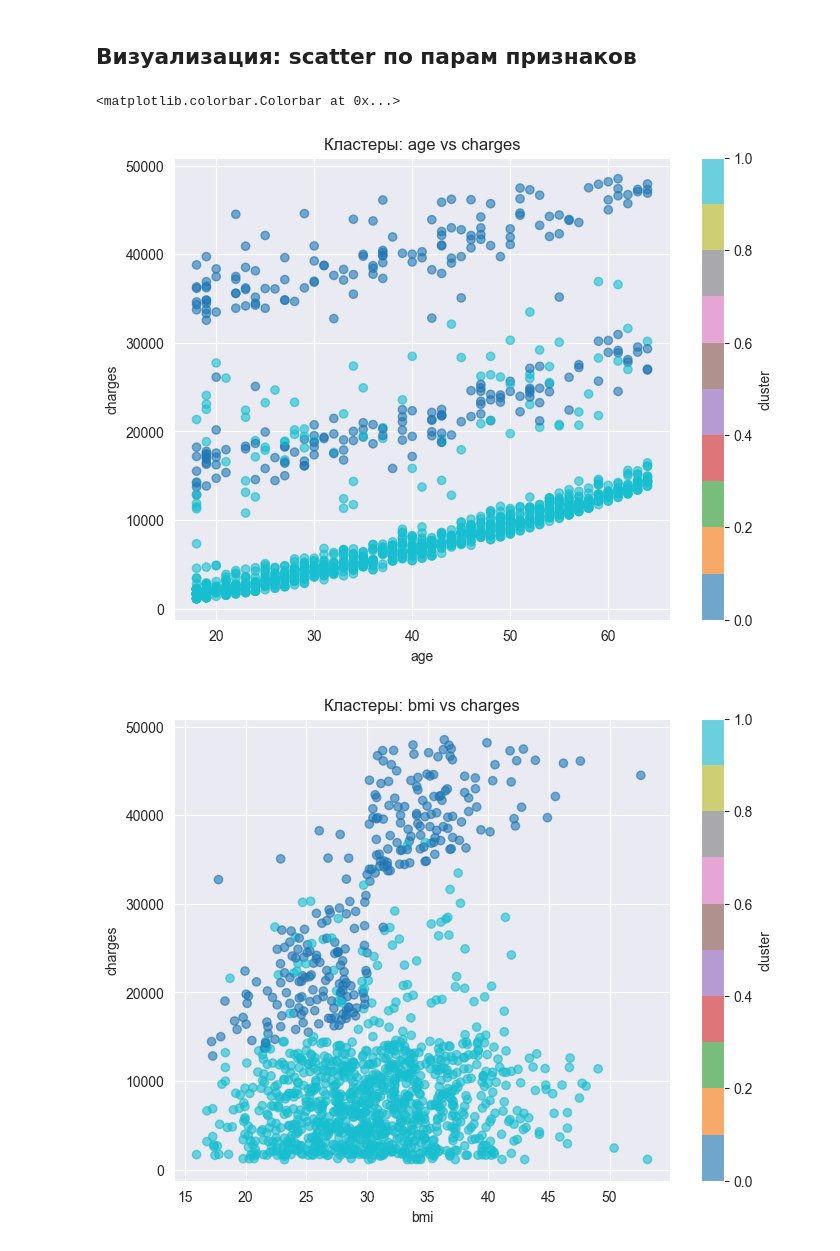
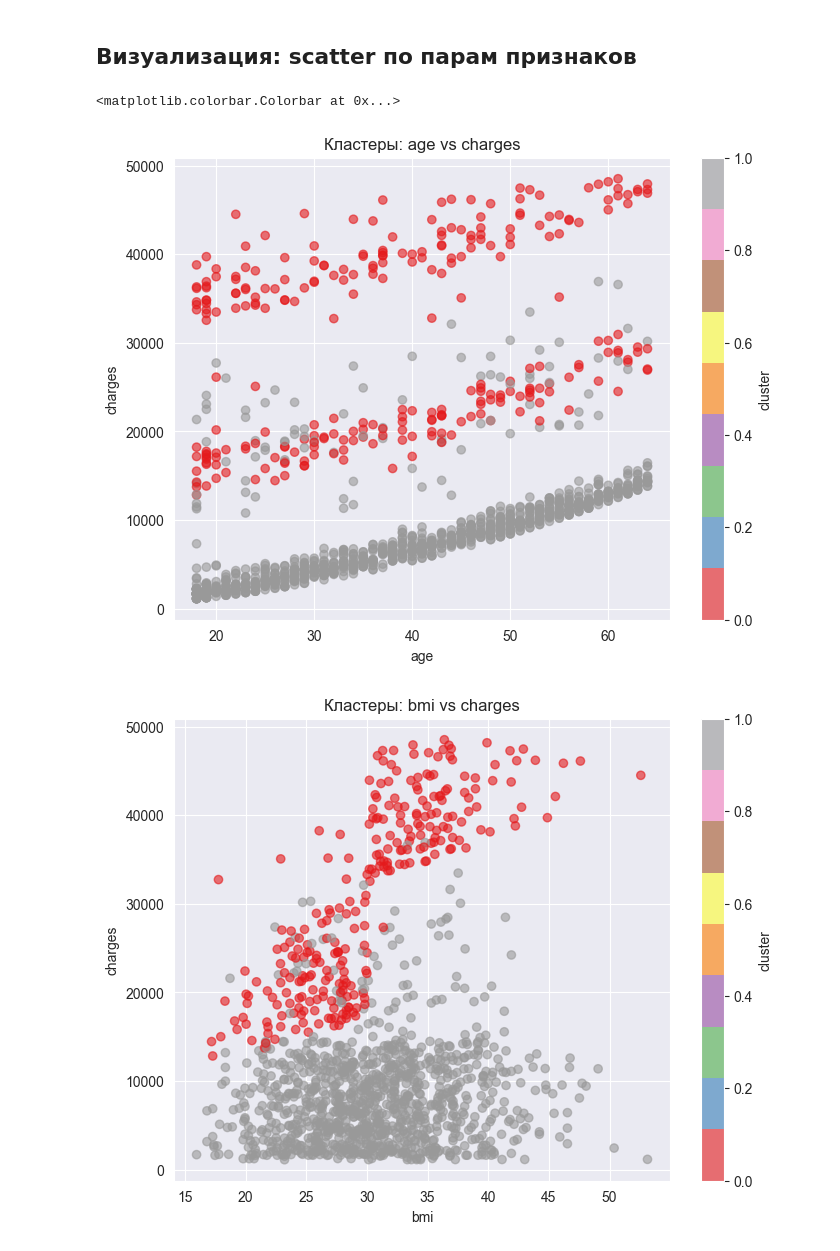
Before and after one commit to norr1k/University, a Jupyter notebook: MachLearn/Lab1_2/2, 3376, Константинов Родион.ipynb, the cells around one changed output. Cells and saved outputs as stored; diff of their text form; code cells hidden in the pictures.

```diff
--- a/MachLearn/Lab1_2/2, 3376, Константинов Родион.ipynb
+++ b/MachLearn/Lab1_2/2, 3376, Константинов Родион.ipynb
@@ -350,7 +344,7 @@ Text(0.5, 1.0, 'Silhouette scores for k')
 best_k = int(K_range[np.argmax(sil_scores)])
 print('Рекомендуемое k по silhouette:', best_k)
 
-k_chosen = best_k
+k_chosen = 2
 kmeans = KMeans(n_clusters=k_chosen, random_state=42, n_init=10)
 df_feat['cluster'] = kmeans.fit_predict(X_scaled)
 
@@ -375,21 +369,21 @@ Name: count, dtype: int64
 ## Визуализация: scatter по парам признаков
 # %%
 plt.figure(figsize=(8,6))
-plt.scatter(df_feat['age'], df_feat['charges'], c=df_feat['cluster'], cmap='tab10', alpha=0.6)
+plt.scatter(df_feat['age'], df_feat['charges'], c=df_feat['cluster'], cmap='Set1', alpha=0.6)
 plt.xlabel('age')
 plt.ylabel('charges')
 plt.title('Кластеры: age vs charges')
 plt.colorbar(label='cluster')
 
-# %%
+
 plt.figure(figsize=(8,6))
-plt.scatter(df_feat['bmi'], df_feat['charges'], c=df_feat['cluster'], cmap='tab10', alpha=0.6)
+plt.scatter(df_feat['bmi'], df_feat['charges'], c=df_feat['cluster'], cmap='Set1', alpha=0.6)
 plt.xlabel('bmi')
 plt.ylabel('charges')
 plt.title('Кластеры: bmi vs charges')
 plt.colorbar(label='cluster')
 # %% [output]
 <matplotlib.colorbar.Colorbar at 0x...>
-[figure, old version]
+[figure, new version]
-[figure, old version]
+[figure, new version]
 # %% [markdown]
```
Also changed, not shown: parts of 10 cells of this notebook.
